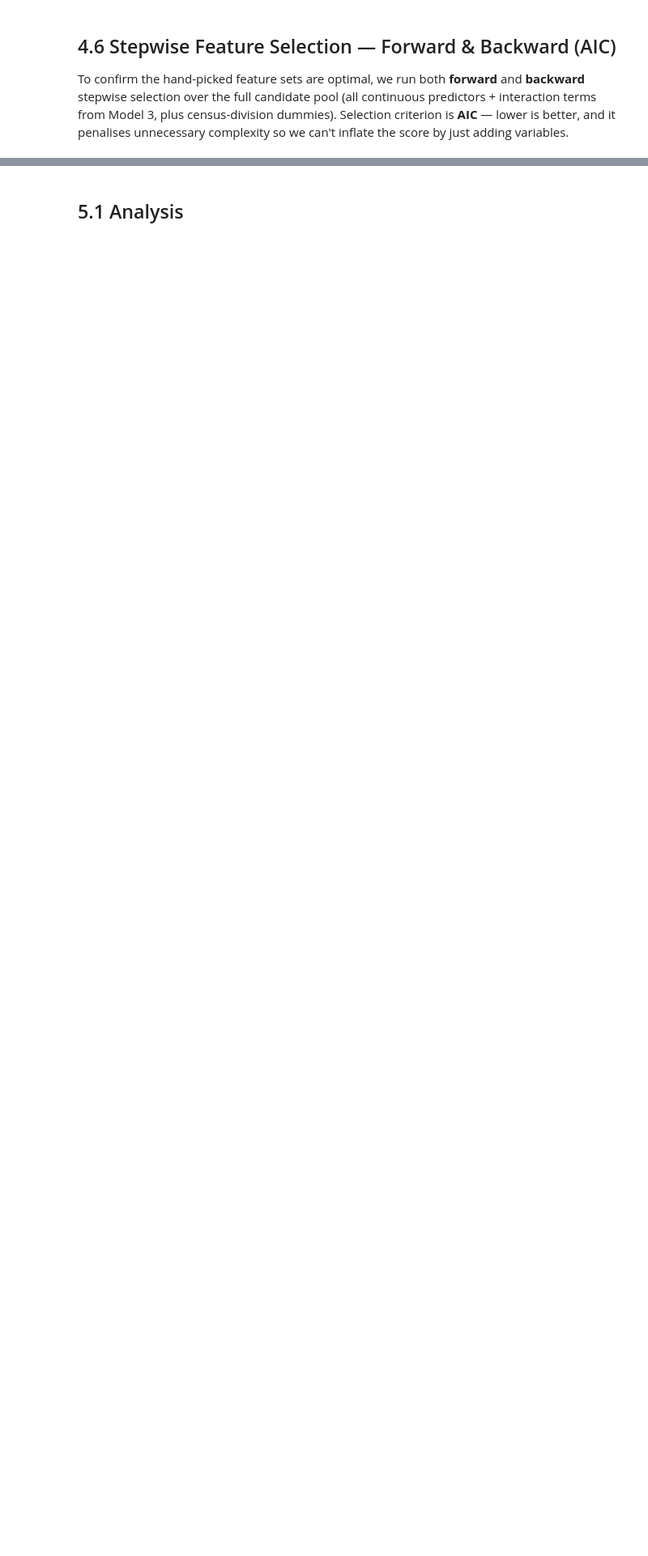
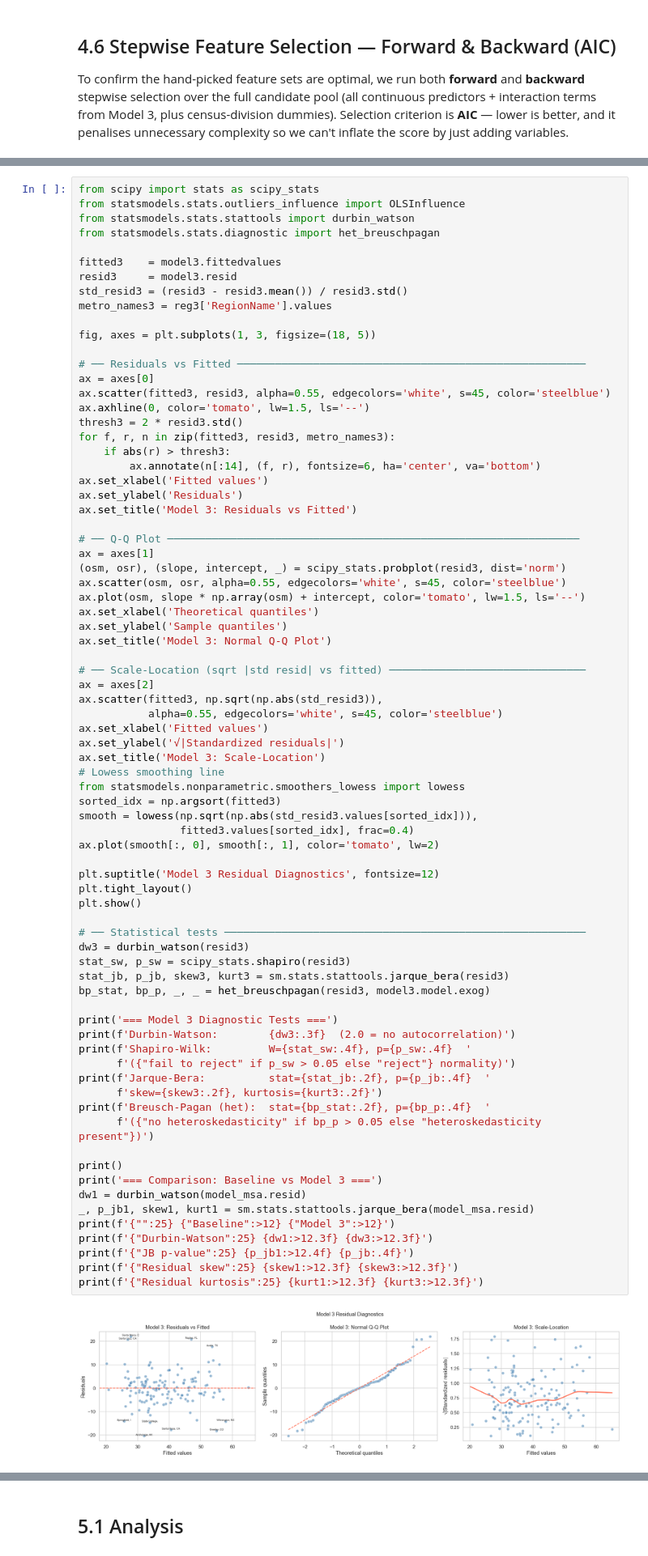
Before and after one commit to Dshreekulkarni/MATH189-FinalProject, a Jupyter notebook: Regression.ipynb, the cells around one changed output, grey strips where cells are left out. Shown at 81% size. Cells and saved outputs as stored; diff of their text form; blank space fills up the shorter version.

Commit message:
Add Model 3 diagnostics, predicted vs actual, and model comparison table

```diff
--- a/Regression.ipynb
+++ b/Regression.ipynb
@@ -1645,0 +1798,78 @@ print(best_model.summary())
+# %%
+from scipy import stats as scipy_stats
+from statsmodels.stats.outliers_influence import OLSInfluence
+from statsmodels.stats.stattools import durbin_watson
+from statsmodels.stats.diagnostic import het_breuschpagan
+
+fitted3    = model3.fittedvalues
+resid3     = model3.resid
+std_resid3 = (resid3 - resid3.mean()) / resid3.std()
+metro_names3 = reg3['RegionName'].values
+
+fig, axes = plt.subplots(1, 3, figsize=(18, 5))
+
+# ── Residuals vs Fitted ───────────────────────────────────────────────────────
+ax = axes[0]
+ax.scatter(fitted3, resid3, alpha=0.55, edgecolors='white', s=45, color='steelblue')
+ax.axhline(0, color='tomato', lw=1.5, ls='--')
+thresh3 = 2 * resid3.std()
+for f, r, n in zip(fitted3, resid3, metro_names3):
+    if abs(r) > thresh3:
+        ax.annotate(n[:14], (f, r), fontsize=6, ha='center', va='bottom')
+ax.set_xlabel('Fitted values')
+ax.set_ylabel('Residuals')
+ax.set_title('Model 3: Residuals vs Fitted')
+
+# ── Q-Q Plot ─────────────────────────────────────────────────────────────────
+ax = axes[1]
+(osm, osr), (slope, intercept, _) = scipy_stats.probplot(resid3, dist='norm')
+ax.scatter(osm, osr, alpha=0.55, edgecolors='white', s=45, color='steelblue')
+ax.plot(osm, slope * np.array(osm) + intercept, color='tomato', lw=1.5, ls='--')
+ax.set_xlabel('Theoretical quantiles')
+ax.set_ylabel('Sample quantiles')
+ax.set_title('Model 3: Normal Q-Q Plot')
+
+# ── Scale-Location (sqrt |std resid| vs fitted) ───────────────────────────────
+ax = axes[2]
+ax.scatter(fitted3, np.sqrt(np.abs(std_resid3)),
+           alpha=0.55, edgecolors='white', s=45, color='steelblue')
+ax.set_xlabel('Fitted values')
+ax.set_ylabel('√|Standardized residuals|')
+ax.set_title('Model 3: Scale-Location')
+# Lowess smoothing line
+from statsmodels.nonparametric.smoothers_lowess import lowess
+sorted_idx = np.argsort(fitted3)
+smooth = lowess(np.sqrt(np.abs(std_resid3.values[sorted_idx])),
+                fitted3.values[sorted_idx], frac=0.4)
+ax.plot(smooth[:, 0], smooth[:, 1], color='tomato', lw=2)
+
+plt.suptitle('Model 3 Residual Diagnostics', fontsize=12)
+plt.tight_layout()
+plt.show()
+
+# ── Statistical tests ─────────────────────────────────────────────────────────
+dw3 = durbin_watson(resid3)
+stat_sw, p_sw = scipy_stats.shapiro(resid3)
+stat_jb, p_jb, skew3, kurt3 = sm.stats.stattools.jarque_bera(resid3)
+bp_stat, bp_p, _, _ = het_breuschpagan(resid3, model3.model.exog)
+
+print('=== Model 3 Diagnostic Tests ===')
+print(f'Durbin-Watson:        {dw3:.3f}  (2.0 = no autocorrelation)')
+print(f'Shapiro-Wilk:         W={stat_sw:.4f}, p={p_sw:.4f}  '
+      f'({"fail to reject" if p_sw > 0.05 else "reject"} normality)')
+print(f'Jarque-Bera:          stat={stat_jb:.2f}, p={p_jb:.4f}  '
+      f'skew={skew3:.2f}, kurtosis={kurt3:.2f}')
+print(f'Breusch-Pagan (het):  stat={bp_stat:.2f}, p={bp_p:.4f}  '
+      f'({"no heteroskedasticity" if bp_p > 0.05 else "heteroskedasticity present"})')
+
+print()
+print('=== Comparison: Baseline vs Model 3 ===')
+dw1 = durbin_watson(model_msa.resid)
+_, p_jb1, skew1, kurt1 = sm.stats.stattools.jarque_bera(model_msa.resid)
+print(f'{"":25} {"Baseline":>12} {"Model 3":>12}')
+print(f'{"Durbin-Watson":25} {dw1:>12.3f} {dw3:>12.3f}')
+print(f'{"JB p-value":25} {p_jb1:>12.4f} {p_jb:.4f}')
+print(f'{"Residual skew":25} {skew1:>12.3f} {skew3:>12.3f}')
+print(f'{"Residual kurtosis":25} {kurt1:>12.3f} {kurt3:>12.3f}')
+# %% [output]
+[figure, added]
```
Also changed, not shown: parts of 19 cells of this notebook.
